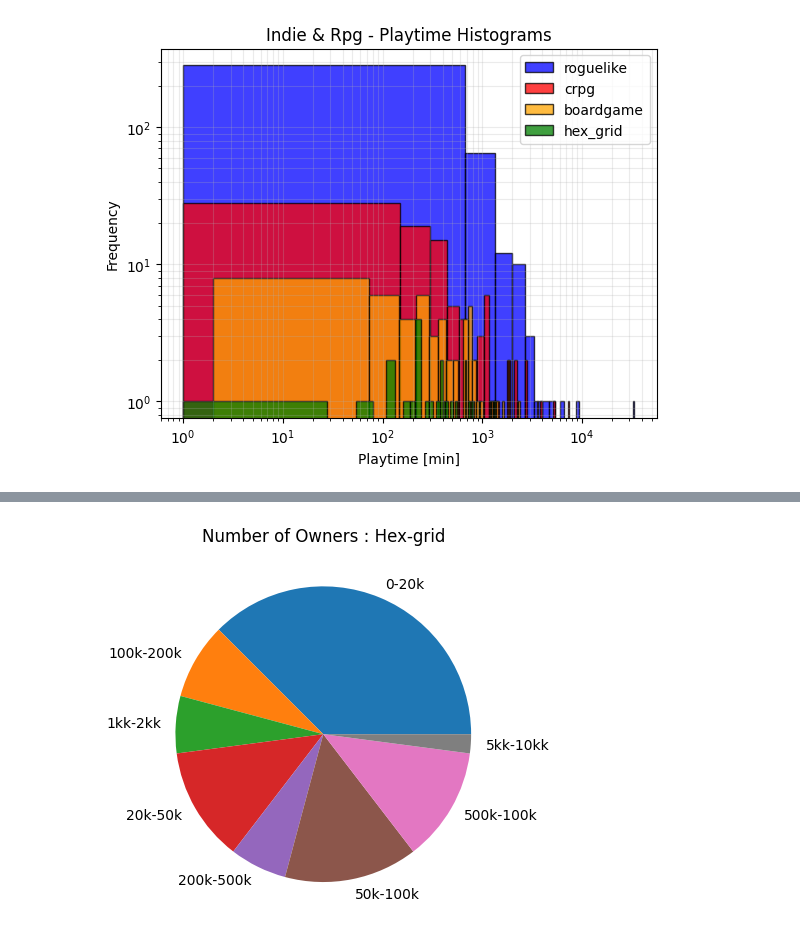
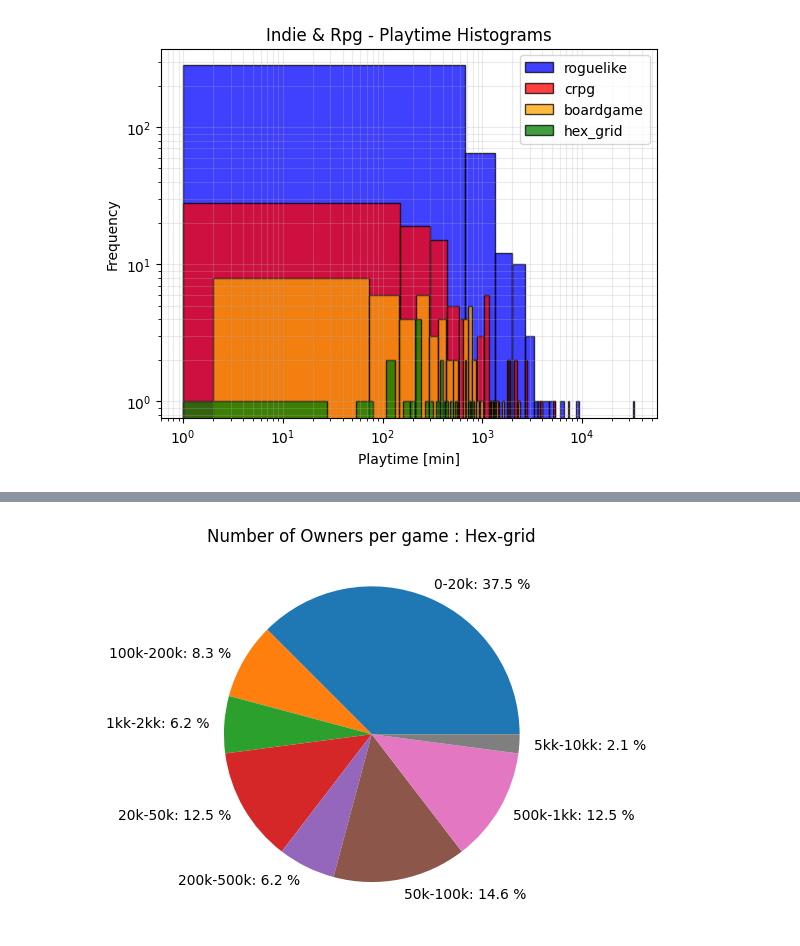
Before and after one commit to pmikola/steam_game_analysis, a Jupyter notebook: analysis.ipynb, the cells around one changed output, grey strips where cells are left out. Cells and saved outputs as stored; diff of their text form; code cells hidden in the pictures.

```diff
--- a/analysis.ipynb
+++ b/analysis.ipynb
@@ -436,11 +480,18 @@ plt.show()
 # %%
 owners_hex_grid = owners_number[idx_hex_grid_top_genre]
 
 unique_values_hex_grid, counts_hex_grid = np.unique(owners_hex_grid, return_counts=True)
-unique_values_hex_grid = ['0-20k','100k-200k','1kk-2kk','20k-50k','200k-500k','50k-100k','500k-100k','5kk-10kk']
-plt.title("Number of Owners : Hex-grid")
+unique_values_hex_grid = ['0-20k','100k-200k','1kk-2kk','20k-50k','200k-500k','50k-100k','500k-1kk','5kk-10kk']
+unique_values_low_hex_grid  = [1,1e5,1e6,2e4,2e5,5e4,5e5,5e6]
+unique_values_high_hex_grid  = [2e4,2e5,2e6,5e4,5e5,1e5,1e6,1e7]
+total = counts_hex_grid.sum()
+percentages = counts_hex_grid / total * 100
+percentages_str = [f"{percent:.1f}" for percent in percentages]
 
-plt.pie(counts_hex_grid,labels=unique_values_hex_grid)
-plt.show()
+combined_labels = [f"{unique_value}: {percent_str}"+' %' for unique_value, percent_str in zip(unique_values_hex_grid, percentages_str)]
+plt.title("Number of Owners per game : Hex-grid")
+
+plt.pie(counts_hex_grid,labels=combined_labels)
+plt.show()# Answer
 # %% [output]
-[figure, old version]
+[figure, new version]
```
Also changed, not shown: parts of 9 cells of this notebook.
